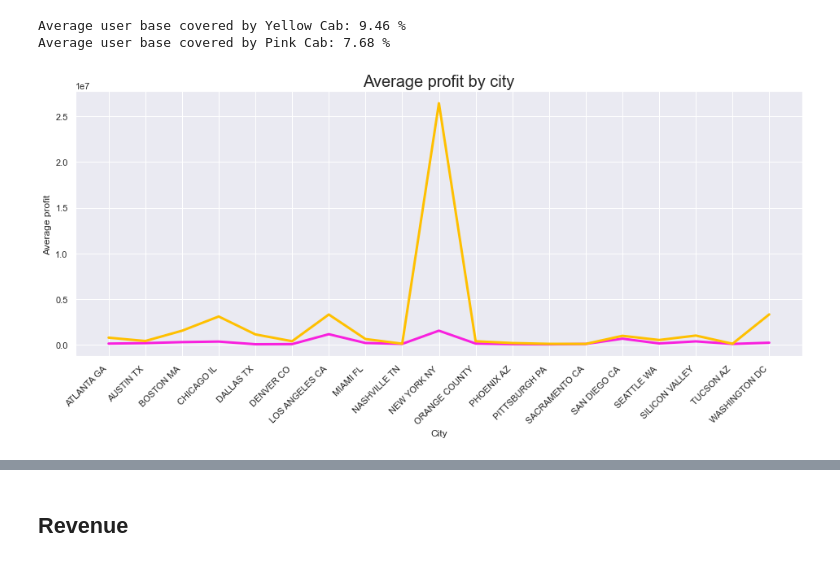
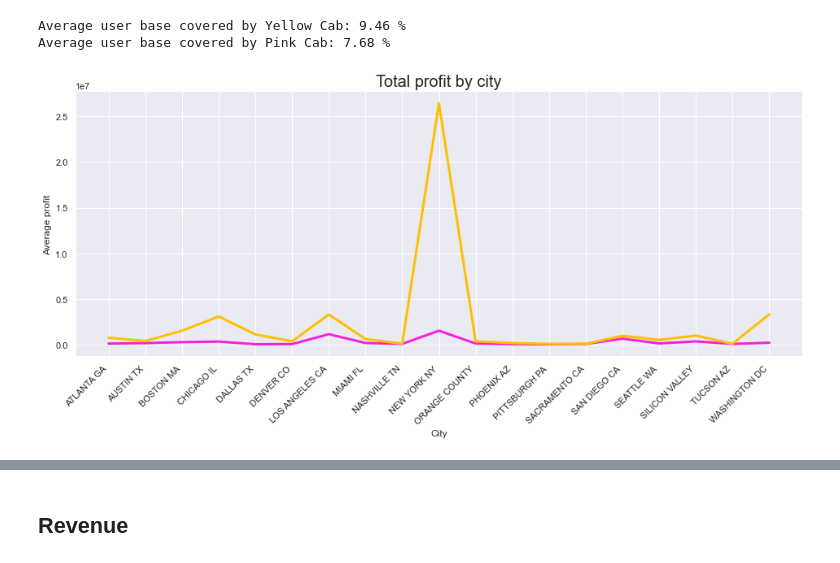
Before and after one commit to yashjadwani/Week2, a Jupyter notebook: Week2_G2M_CAB.ipynb, the cells around one changed output, grey strips where cells are left out. Cells and saved outputs as stored; diff of their text form; code cells hidden in the pictures.

Commit message:
More hypothesis and Graph Added Tweaking graphs and observations remaning.

```diff
--- a/Week2_G2M_CAB.ipynb
+++ b/Week2_G2M_CAB.ipynb
@@ -495,14 +495,24 @@ city['%yellow_cab'] = round((city['yellow_users'] / city['Users'])*100,2)
 city['%pink_cab'] = round((city['pink_users'] / city['Users'])*100,2)
 # %%
 yellow_profit, pink_profit = [],[]
+avg_yellow_profit, avg_pink_profit = [],[]
 yellow_profit_holiday, pink_profit_holiday = [],[]
 for  cities in city.City.unique():
     yellow_profit.append(main_df[(main_df['Company']=='Yellow Cab')&(main_df['City']==cities)]['diff_charge_costoftrip'].sum())
     pink_profit.append(main_df[(main_df['Company']=='Pink Cab')&(main_df['City']==cities)]['diff_charge_costoftrip'].sum())
+
+    avg_yellow_profit.append(main_df[(main_df['Company']=='Yellow Cab')&(main_df['City']==cities)]['diff_charge_costoftrip'].mean())
+    avg_pink_profit.append(main_df[(main_df['Company']=='Pink Cab')&(main_df['City']==cities)]['diff_charge_costoftrip'].mean())
+
     yellow_profit_holiday.append(main_df[(main_df['Company']=='Yellow Cab')&(main_df['holiday']==1)&(main_df['City']==cities)]['diff_charge_costoftrip'].sum())
     pink_profit_holiday.append(main_df[(main_df['Company']=='Pink Cab')&(main_df['holiday']==1)&(main_df['City']==cities)]['diff_charge_costoftrip'].sum())
+
 city['yellow_profit'] = yellow_profit
 city['pink_profit'] =  pink_profit
+
+city['avg_yellow_profit'] = avg_yellow_profit
+city['avg_pink_profit'] =  avg_pink_profit
+
 city['yellow_profit_holiday'] = yellow_profit_holiday
 city['pink_profit_holiday'] = pink_profit_holiday
 # %%
@@ -538,13 +548,13 @@ Average user base covered by Pink Cab: 7.68 %
 # %%
 plt.figure(figsize=(16,6))
 
 ax = sns.lineplot(data=city, x='City', y='pink_profit', color=colors['Pink Cab'], linewidth=3)
 plt.draw()
 ax.set_xticklabels(ax.get_xticklabels(),rotation=45, horizontalalignment='right')
 
 sns.lineplot(data=city, x='City', y='yellow_profit', color=colors['Yellow Cab'], linewidth=3)
 plt.ylabel('Average profit')
-plt.title('Average profit by city', size=20)
+plt.title('Total profit by city', size=20)
 plt.show()
 # %% [output]
-[figure, old version]
+[figure, new version]
```
Also changed, not shown: parts of 41 cells of this notebook.
